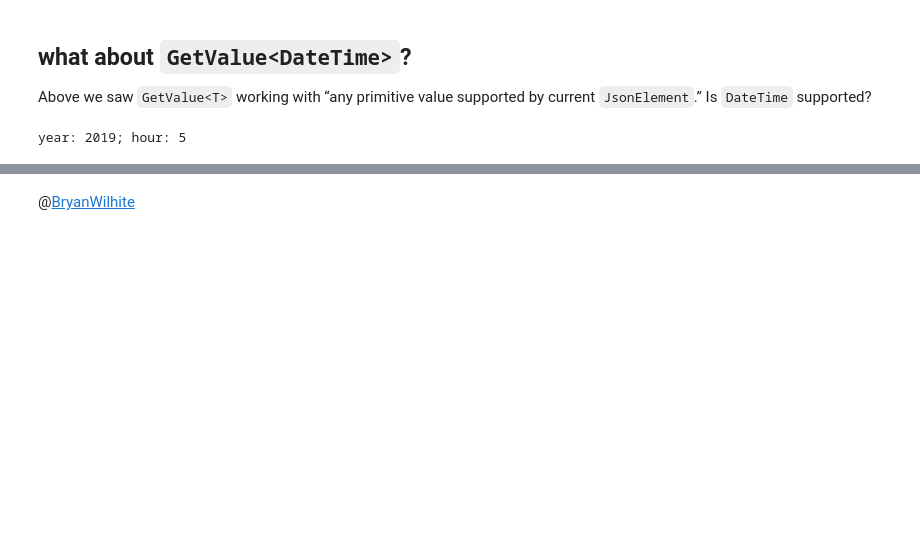
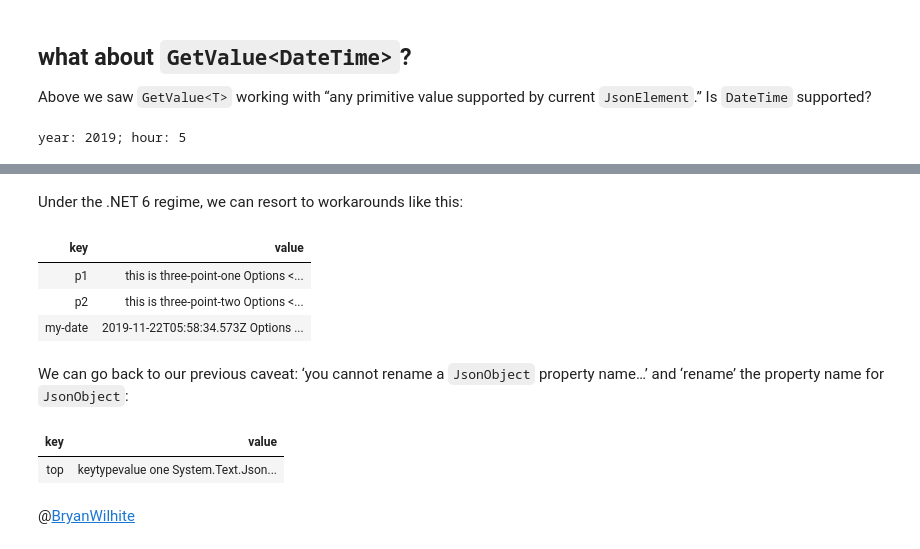
Before and after one commit to BryanWilhite/jupyter-central, a Jupyter notebook: funkykb/csharp/system-text-json-nodes.ipynb, the cells around one changed output, grey strips where cells are left out. Drawn from its saved outputs; the diff is of its cells as text; code cells hidden in the pictures; blank space fills up the shorter version.

```diff
--- a/funkykb/csharp/system-text-json-nodes.ipynb
+++ b/funkykb/csharp/system-text-json-nodes.ipynb
@@ -206,2 +332,23 @@ year: 2019; hour: 5
+# %% [markdown]
+Under the .NET 6 regime, we can resort to workarounds like this:
+# %%
+var json = jNode["top"]["three"].ToJsonString();
+
+JsonObject.Parse(json)
+# %% [output]
+| key | value |
+| p1 | this is three-point-one Options <... |
+| p2 | this is three-point-two Options <... |
+| my-date | 2019-11-22T05:58:34.573Z Options ... |
+# %% [markdown]
+We can go back to our previous caveat: ‘you cannot rename a `JsonObject` property name…’ and ‘rename’ the property name for `JsonObject`:
+# %%
+jNode["top"]["three-changed"] = JsonObject.Parse(json);
+jNode["top"].AsObject().Remove("three");
+
+jNode
+# %% [output]
+| key | value |
+| top | keytypevalue one System.Text.Json... |
 # %% [markdown]
 @[BryanWilhite](https://twitter.com/BryanWilhite)
```
Also changed, not shown: parts of 31 cells of this notebook.
